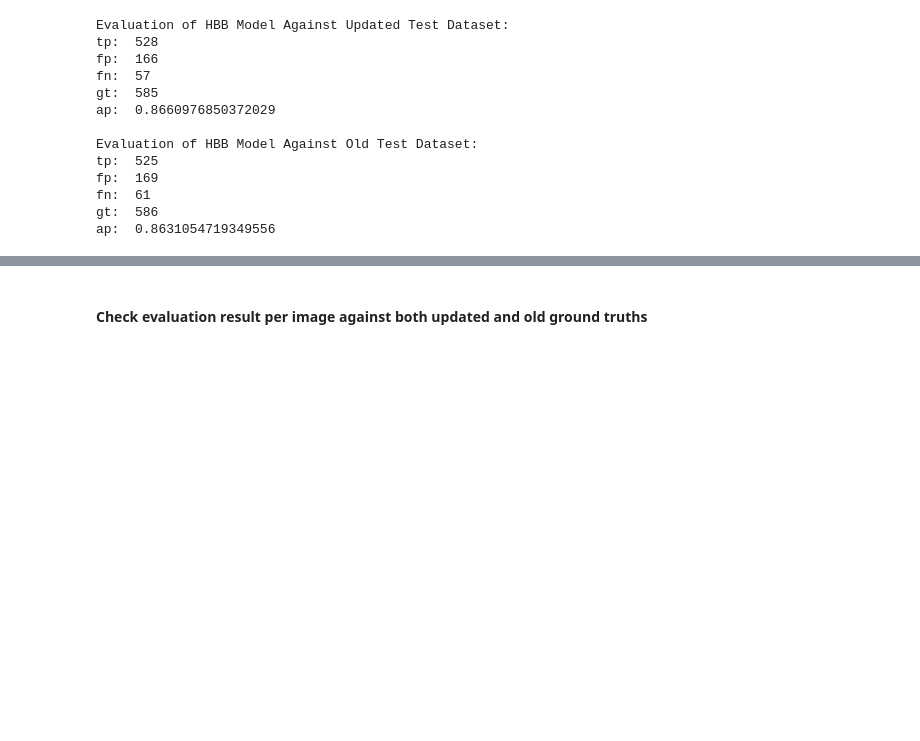
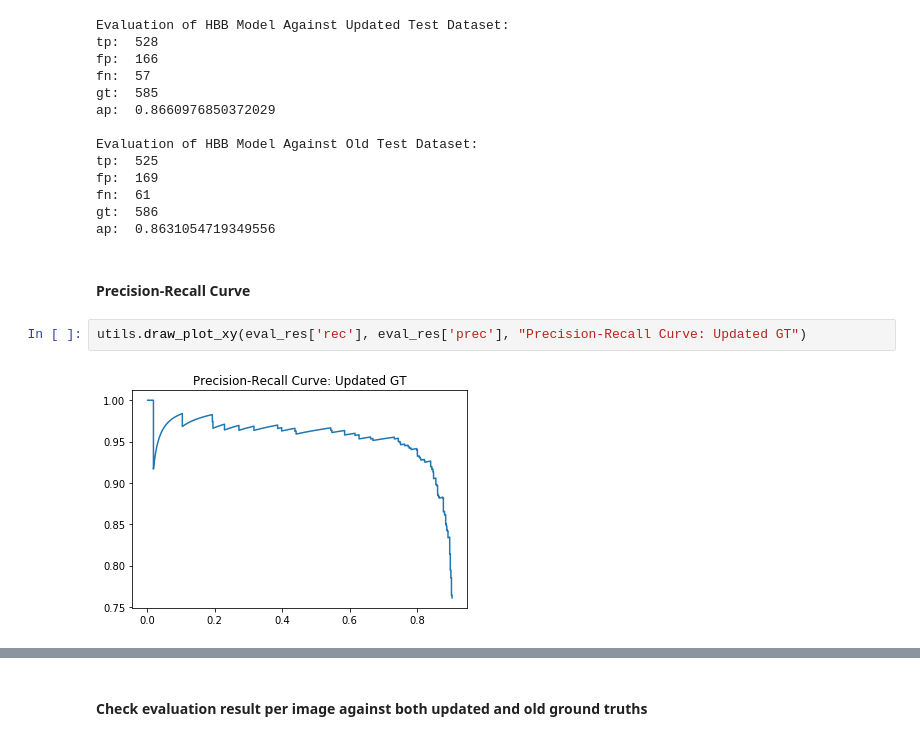
Before and after one commit to minhajul-arifin-badhon/thesis-codes, a Jupyter notebook: Evaluate HBB v1 Model (Trained on old dataset).ipynb, the cells around one changed output, grey strips where cells are left out. Saved outputs shown, nothing was run; the diff lists cells and outputs as text; blank space fills up the shorter version.

```diff
--- a/Evaluate HBB v1 Model (Trained on old dataset).ipynb
+++ b/Evaluate HBB v1 Model (Trained on old dataset).ipynb
@@ -161,3 +171,9 @@ fp:  169
 fn:  61
 gt:  586
 ap:  0.8631054719349556
+# %% [markdown]
+#### Precision-Recall Curve
+# %%
+utils.draw_plot_xy(eval_res['rec'], eval_res['prec'], "Precision-Recall Curve: Updated GT")
+# %% [output]
+[figure, added]
```
Also changed, not shown: parts of 6 cells of this notebook, 2 other files.
